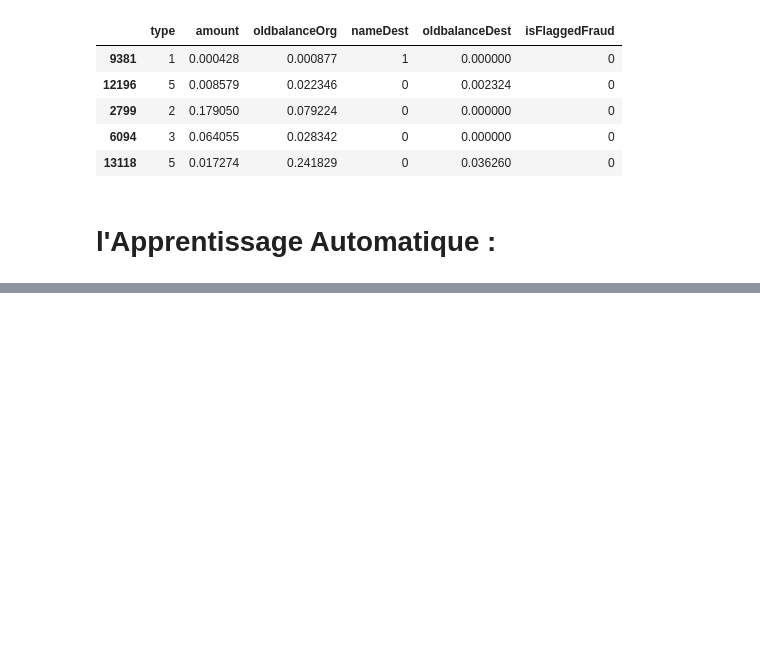
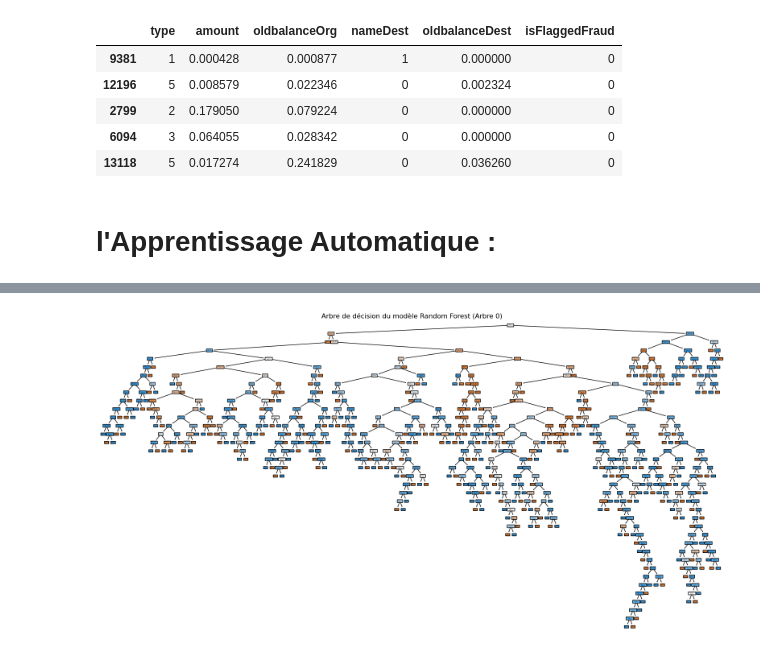
Before and after one commit to mohammedbourkache/PFE_detection_fraudes_DS_1, a Jupyter notebook: Dataset_1/equilibre/minmax.ipynb, the cells around one changed output, grey strips where cells are left out. Drawn from its saved outputs; the diff is of its cells as text; code cells hidden in the pictures; blank space fills up the shorter version.

```diff
--- a/Dataset_1/equilibre/minmax.ipynb
+++ b/Dataset_1/equilibre/minmax.ipynb
@@ -196,0 +269,18 @@ Confusion Matrix:
+# %%
+from sklearn.tree import plot_tree
+from sklearn.ensemble import RandomForestClassifier
+
+# Créez et entraînez votre modèle Random Forest (assurez-vous d'avoir x_train et y_train définis)
+rf_model = RandomForestClassifier(random_state=42)
+rf_model.fit(x_train, y_train)
+
+# Choisissez l'arbre que vous souhaitez visualiser (par exemple, le premier arbre)
+tree_num = 0
+
+# Affichez l'arbre de décision
+plt.figure(figsize=(20, 10))
+plot_tree(rf_model.estimators_[tree_num], filled=True, rounded=True, feature_names=x_train.columns, class_names=[str(i) for i in range(len(y_train.unique()))])
+plt.title(f'Arbre de décision du modèle Random Forest (Arbre {tree_num})')
+plt.show()
+# %% [output]
+[figure, added]
```
Also changed, not shown: parts of 4 cells of this notebook.
